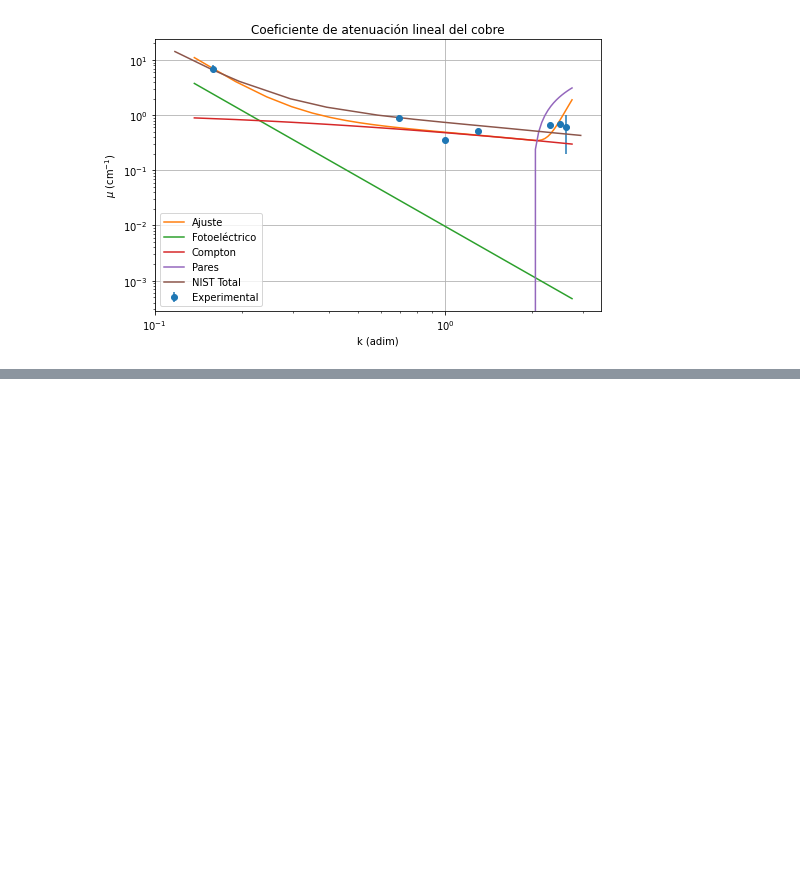
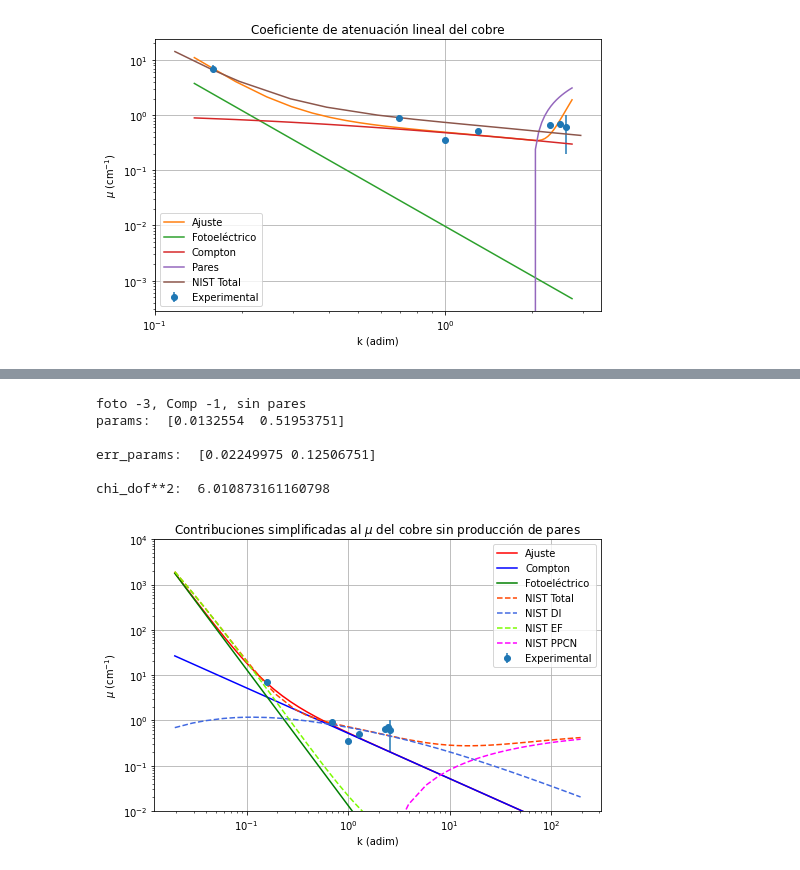
Before and after one commit to expe-cuanticos-2/Analisis_2021, a Jupyter notebook: GrupoB/01_Gamma/tp1_gamma_cui.ipynb, the cells around one changed output, grey strips where cells are left out. Cells and saved outputs as stored; diff of their text form; code cells hidden in the pictures; blank space fills up the shorter version.

```diff
--- a/GrupoB/01_Gamma/tp1_gamma_cui.ipynb
+++ b/GrupoB/01_Gamma/tp1_gamma_cui.ipynb
@@ -673,0 +706,45 @@ chi_dof**2:      4.511842923818506
+# %%
+### Comparo contribuciones fáciles sin pares
+
+# el ajuste
+print("foto -3, Comp -1, sin pares")
+beta_cero = [1,100]
+fit_params = odr_perritou(SE_suma_npar,2,beta_cero)
+
+# grafico
+fig = plt.figure(figsize=(8,5))
+
+# nuestro ajuste
+kmin = nist_k[0]
+kmax = nist_k[len(nist_k)-1]
+kx = np.logspace(np.log10(kmin),np.log10(kmax))
+
+plt.errorbar(k,mus, yerr = errmus, fmt = 'o', label='Experimental')
+
+plt.plot(kx, SE_suma_npar(fit_params,kx), label='Ajuste', color='red')
+plt.plot(kx, SE_compton_k(fit_params[1],kx), label='Compton', color='blue')
+plt.plot(kx, SE_fotoel_k(fit_params[0],kx), label='Fotoeléctrico', color='green')
+
+# datos del NIST
+plt.plot(nist_data[0], nist_data[7], label=nist_names[6], linestyle='dashed', color='orangered')
+plt.plot(nist_data[0], nist_data[2], label=nist_names[1], linestyle='dashed', color='royalblue')
+plt.plot(nist_data[0], nist_data[3], label=nist_names[2], linestyle='dashed', color='lawngreen')
+plt.plot(nist_data[0], nist_data[4], label=nist_names[3], linestyle='dashed', color='magenta')
+
+plt.xlabel("k (adim)")
+plt.ylabel(r"$\mu$ (cm$^{-1}$)")
+plt.title(r"Contribuciones simplificadas al $\mu$ del cobre sin producción de pares")
+plt.grid()
+plt.ylim(10**-2,10**4)
+plt.xscale('log')
+plt.yscale('log')
+plt.legend()
+plt.show()
+# %% [output]
+foto -3, Comp -1, sin pares
+params:  [0.0132554  0.51953751]
+
+err_params:  [0.02249975 0.12506751]
+
+chi_dof**2:  6.010873161160798
+[figure, added]
```
Also changed, not shown: parts of 6 cells of this notebook.
